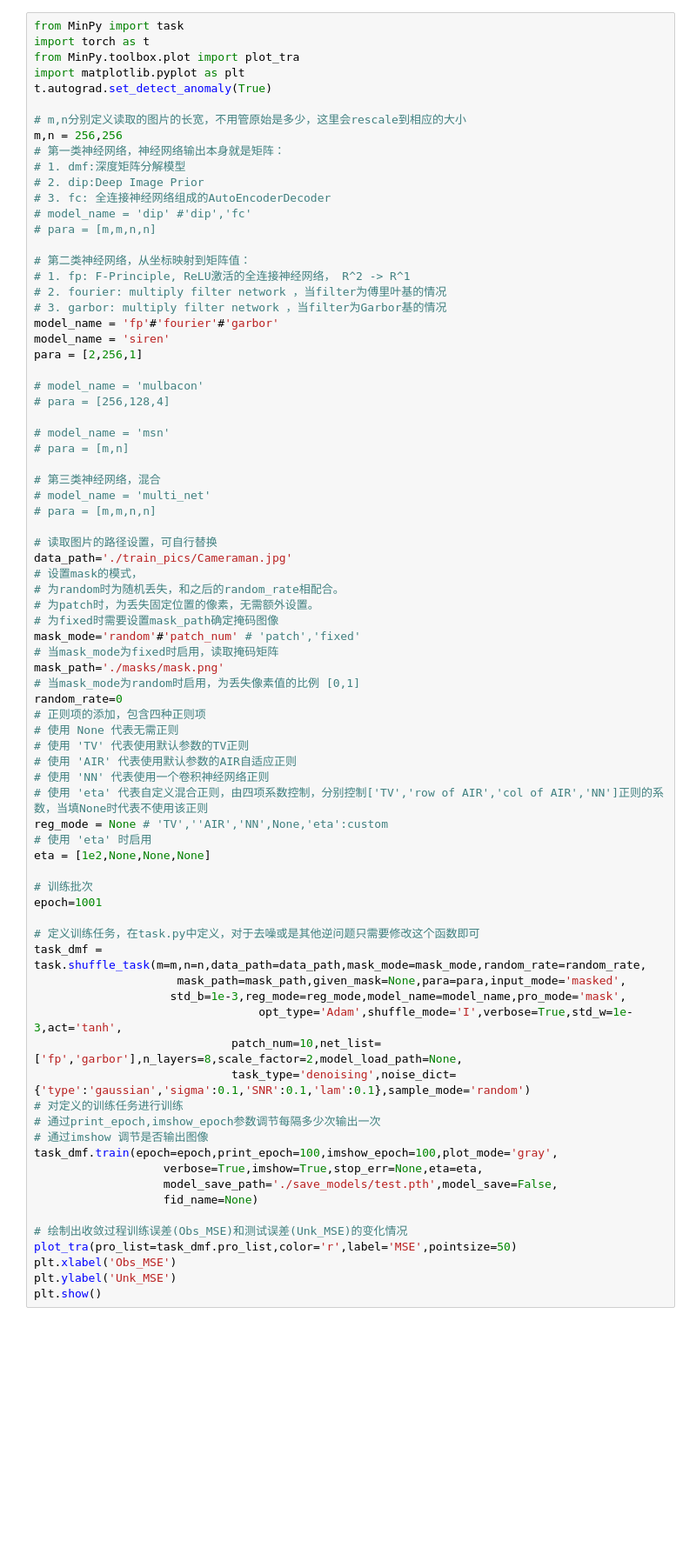
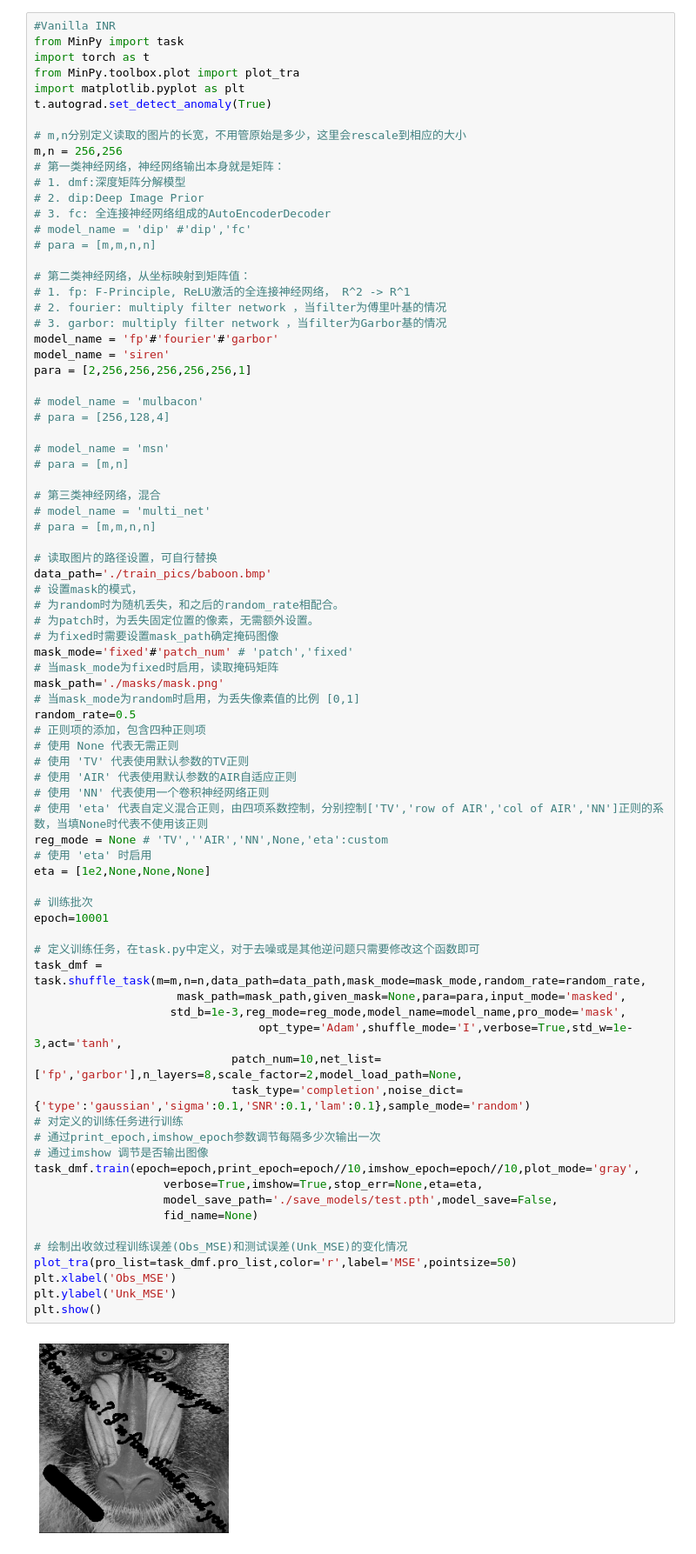
Before and after one commit to lizhemin15/INRR, a Jupyter notebook: main.ipynb, the cells around one changed output. Shown at 87% size. Drawn from its saved outputs; the diff is of its cells as text; blank space fills up the shorter version.

```diff
--- a/main.ipynb
+++ b/main.ipynb
@@ -1,4 +1,5 @@
 # %%
+#Vanilla INR
 from MinPy import task
 import torch as t
 from MinPy.toolbox.plot import plot_tra
@@ -20,7 +21,7 @@ m,n = 256,256
 # 3. garbor: multiply filter network ，当filter为Garbor基的情况
 model_name = 'fp'#'fourier'#'garbor'
 model_name = 'siren'
-para = [2,256,1]
+para = [2,256,256,256,256,256,1]
 
 # model_name = 'mulbacon'
 # para = [256,128,4]
@@ -33,47 +34,48 @@ para = [2,256,1]
 # para = [m,m,n,n]
 
 # 读取图片的路径设置，可自行替换
-data_path='./train_pics/Cameraman.jpg'
+data_path='./train_pics/baboon.bmp'
 # 设置mask的模式，
 # 为random时为随机丢失，和之后的random_rate相配合。
 # 为patch时，为丢失固定位置的像素，无需额外设置。
 # 为fixed时需要设置mask_path确定掩码图像
-mask_mode='random'#'patch_num' # 'patch','fixed'
+mask_mode='fixed'#'patch_num' # 'patch','fixed'
 # 当mask_mode为fixed时启用，读取掩码矩阵
 mask_path='./masks/mask.png'
 # 当mask_mode为random时启用，为丢失像素值的比例 [0,1]
-random_rate=0
+random_rate=0.5
 # 正则项的添加，包含四种正则项
 # 使用 None 代表无需正则
 # 使用 'TV' 代表使用默认参数的TV正则
 # 使用 'AIR' 代表使用默认参数的AIR自适应正则
 # 使用 'NN' 代表使用一个卷积神经网络正则
 # 使用 'eta' 代表自定义混合正则，由四项系数控制，分别控制['TV','row of AIR','col of AIR','NN']正则的系数，当填None时代表不使用该正则
 reg_mode = None # 'TV',''AIR','NN',None,'eta':custom
 # 使用 'eta' 时启用
 eta = [1e2,None,None,None]
 
 # 训练批次
-epoch=1001
+epoch=10001
 
 # 定义训练任务，在task.py中定义，对于去噪或是其他逆问题只需要修改这个函数即可
 task_dmf = task.shuffle_task(m=m,n=n,data_path=data_path,mask_mode=mask_mode,random_rate=random_rate,
                      mask_path=mask_path,given_mask=None,para=para,input_mode='masked',
                     std_b=1e-3,reg_mode=reg_mode,model_name=model_name,pro_mode='mask',
                                  opt_type='Adam',shuffle_mode='I',verbose=True,std_w=1e-3,act='tanh',
                              patch_num=10,net_list=['fp','garbor'],n_layers=8,scale_factor=2,model_load_path=None,
-                             task_type='denoising',noise_dict={'type':'gaussian','sigma':0.1,'SNR':0.1,'lam':0.1},sample_mode='random')
+                             task_type='completion',noise_dict={'type':'gaussian','sigma':0.1,'SNR':0.1,'lam':0.1},sample_mode='random')
 # 对定义的训练任务进行训练
 # 通过print_epoch,imshow_epoch参数调节每隔多少次输出一次
 # 通过imshow 调节是否输出图像
-task_dmf.train(epoch=epoch,print_epoch=100,imshow_epoch=100,plot_mode='gray',
+task_dmf.train(epoch=epoch,print_epoch=epoch//10,imshow_epoch=epoch//10,plot_mode='gray',
                    verbose=True,imshow=True,stop_err=None,eta=eta,
                    model_save_path='./save_models/test.pth',model_save=False,
                    fid_name=None)
 
 # 绘制出收敛过程训练误差(Obs_MSE)和测试误差(Unk_MSE)的变化情况
 plot_tra(pro_list=task_dmf.pro_list,color='r',label='MSE',pointsize=50)
 plt.xlabel('Obs_MSE')
 plt.ylabel('Unk_MSE')
 plt.show()
 # %% [output]
+[figure, added]
```
Also changed, not shown: parts of 2 cells of this notebook.
